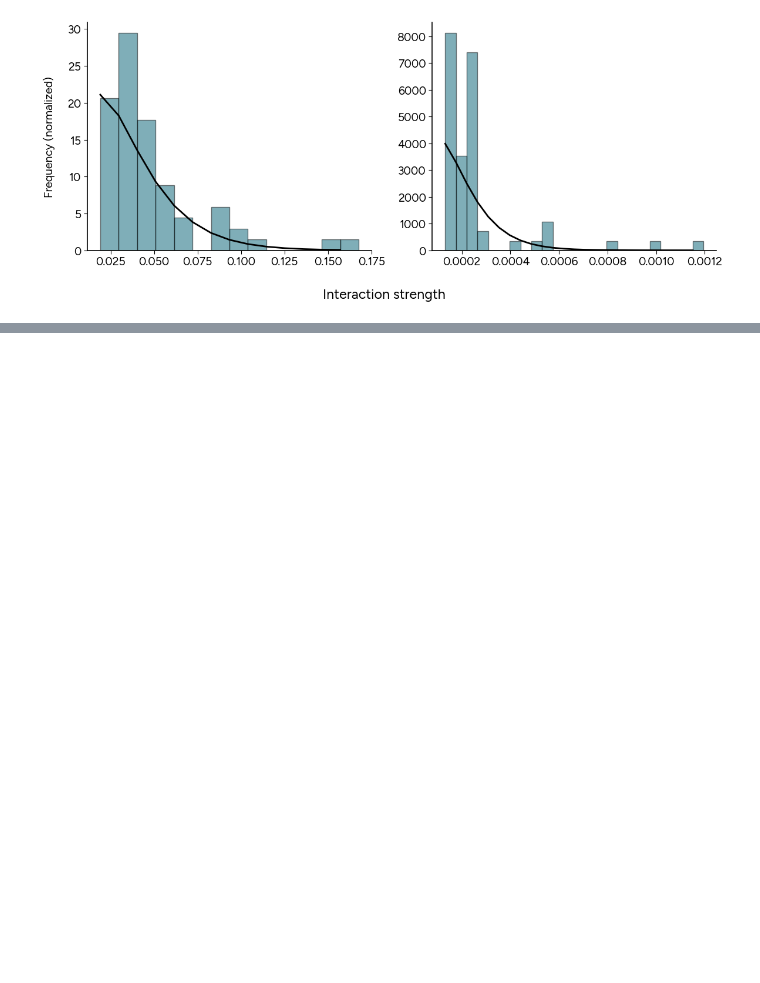
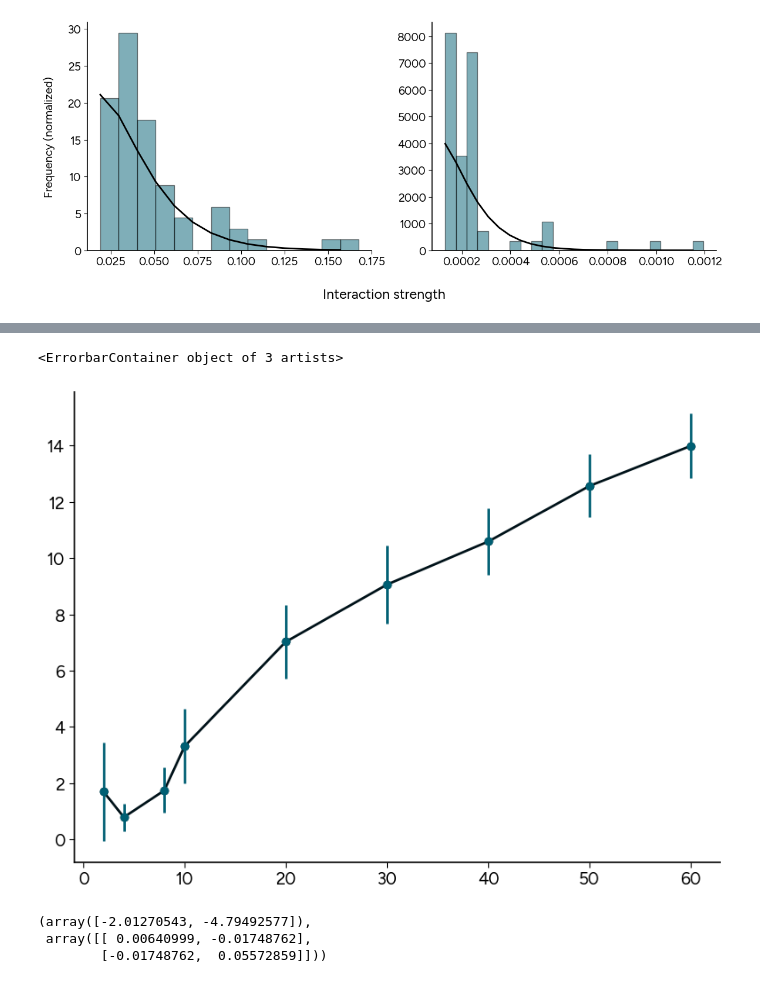
Before and after one commit to prajwalp/OE-dilutions, a Jupyter notebook: notebooks/competitive_interactions.ipynb, the cells around one changed output, grey strips where cells are left out. Drawn from its saved outputs; the diff is of its cells as text; code cells hidden in the pictures; blank space fills up the shorter version.

Commit message:
scaling with species number

```diff
--- a/notebooks/competitive_interactions.ipynb
+++ b/notebooks/competitive_interactions.ipynb
@@ -311,0 +300,8 @@ np.mean(fitResults[:,1]),np.std(fitResults[:,1])
+# %%
+varianceErrors = np.zeros((numRuns,2))
+for i in range(numRuns):
+    varianceErrors[i] = fitErrors[i][0,0],fitErrors[i][1,1]
+
+print(np.max(varianceErrors))
+print(np.mean(fitResults[:,0]),np.std(fitResults[:,0]))
+print(np.mean(fitResults[:,1]),np.std(fitResults[:,1]))
@@ -311,0 +312,26 @@ np.mean(fitResults[:,1]),np.std(fitResults[:,1])
+# %%
+def scalingSpecies(Nr,Ns,supplyVec,delta,muMean,muSd,kMean,kSd,numRuns):
+    fitResults,fitErrors = competitive_scaling.multipleRun(Nr,Ns,supplyVec,delta,muMean,muSd,kMean,kSd,numRuns)
+    varianceErrors = np.zeros((numRuns,2))
+    for i in range(numRuns):
+        varianceErrors[i] = fitErrors[i][0,0],fitErrors[i][1,1]
+    return fitResults,fitErrors,varianceErrors
+# %%
+NsList = np.array([2,4,8,10,20,30,40,50,60])
+NrList = NsList*4
+
+muMean,muSd = -1.95,1
+kMean,kSd = 5.5,1.2
+
+delta = 0.05
+
+numRuns = 50
+
+TSTARTTOTAL = time.time()
+functionResults = []
+for i in range(len(NsList)):
+    TSTART = time.time()
+    supplyVec = np.full(NrList[i],5)
+    functionResults.append(scalingSpecies(NrList[i],NsList[i],supplyVec,delta,muMean,muSd,kMean,kSd,numRuns))
+    print(f"Finished {i+1}/{len(NsList)} in {time.time()-TSTART} seconds")
+print(f"Total time: {time.time()-TSTARTTOTAL}")
@@ -311,0 +349,14 @@ np.mean(fitResults[:,1]),np.std(fitResults[:,1])
+# %%
+mulSpFitParams = np.zeros((len(NsList),numRuns,2))
+
+for i in range(len(NsList)):
+    for j in range(numRuns):
+        mulSpFitParams[i,j] = functionResults[i][0][j]
+# %%
+plt.plot(NsList,np.mean(mulSpFitParams[:,:,0],axis=1),marker="o")
+plt.errorbar(NsList,np.mean(mulSpFitParams[:,:,0],axis=1),yerr=np.std(mulSpFitParams[:,:,0],axis=1),fmt="o")
+# # plt.xscale("log")
+# plt.yscale("log")
+# %% [output]
+<ErrorbarContainer object of 3 artists>
+[figure, added]
@@ -311,0 +366,6 @@ np.mean(fitResults[:,1]),np.std(fitResults[:,1])
+# %%
+optimize.curve_fit(straightLine,np.log(NsList),np.log(np.mean(mulSpFitParams[:,:,1],axis=1)))
+# %% [output]
+(array([-2.01270543, -4.79492577]),
+ array([[ 0.00640999, -0.01748762],
+        [-0.01748762,  0.05572859]]))
```
Also changed, not shown: parts of 12 cells of this notebook.
